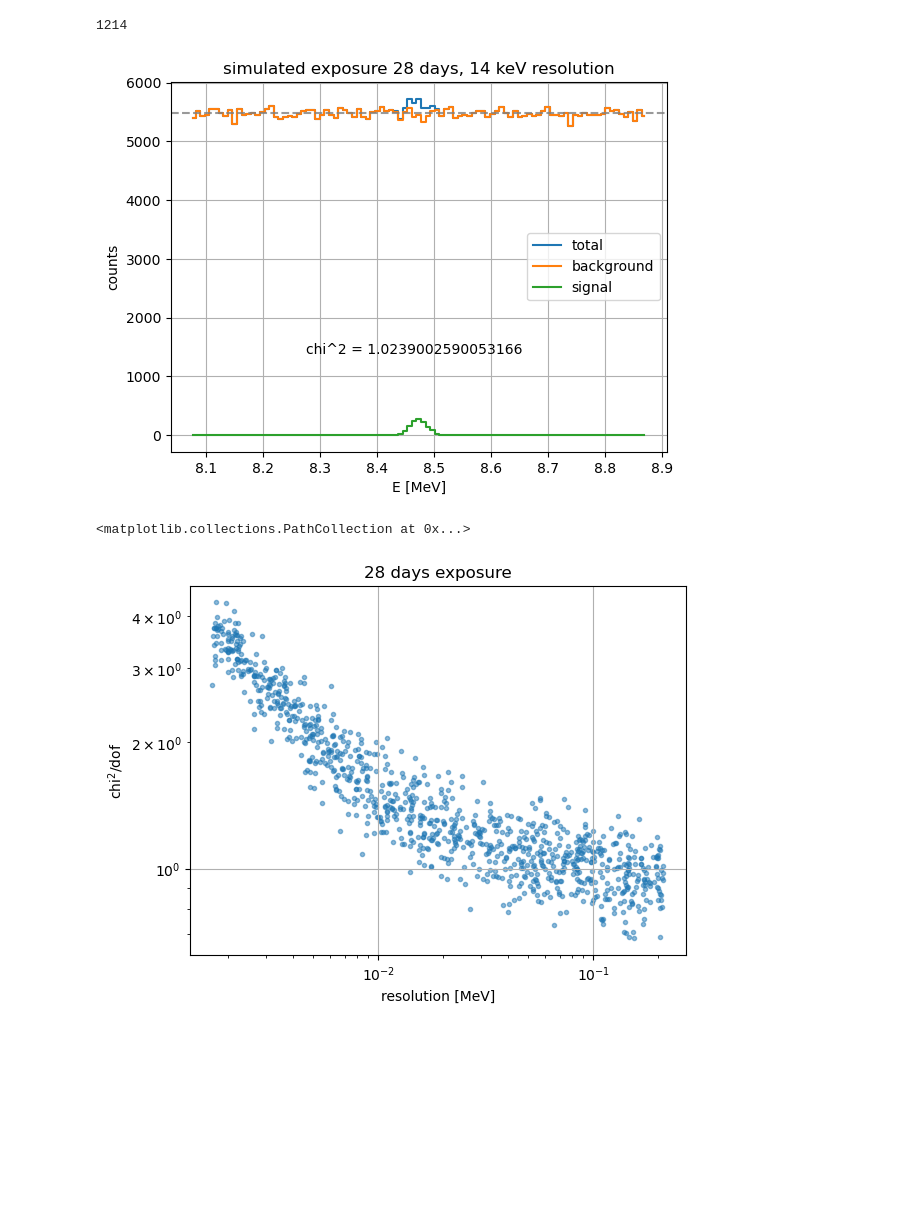
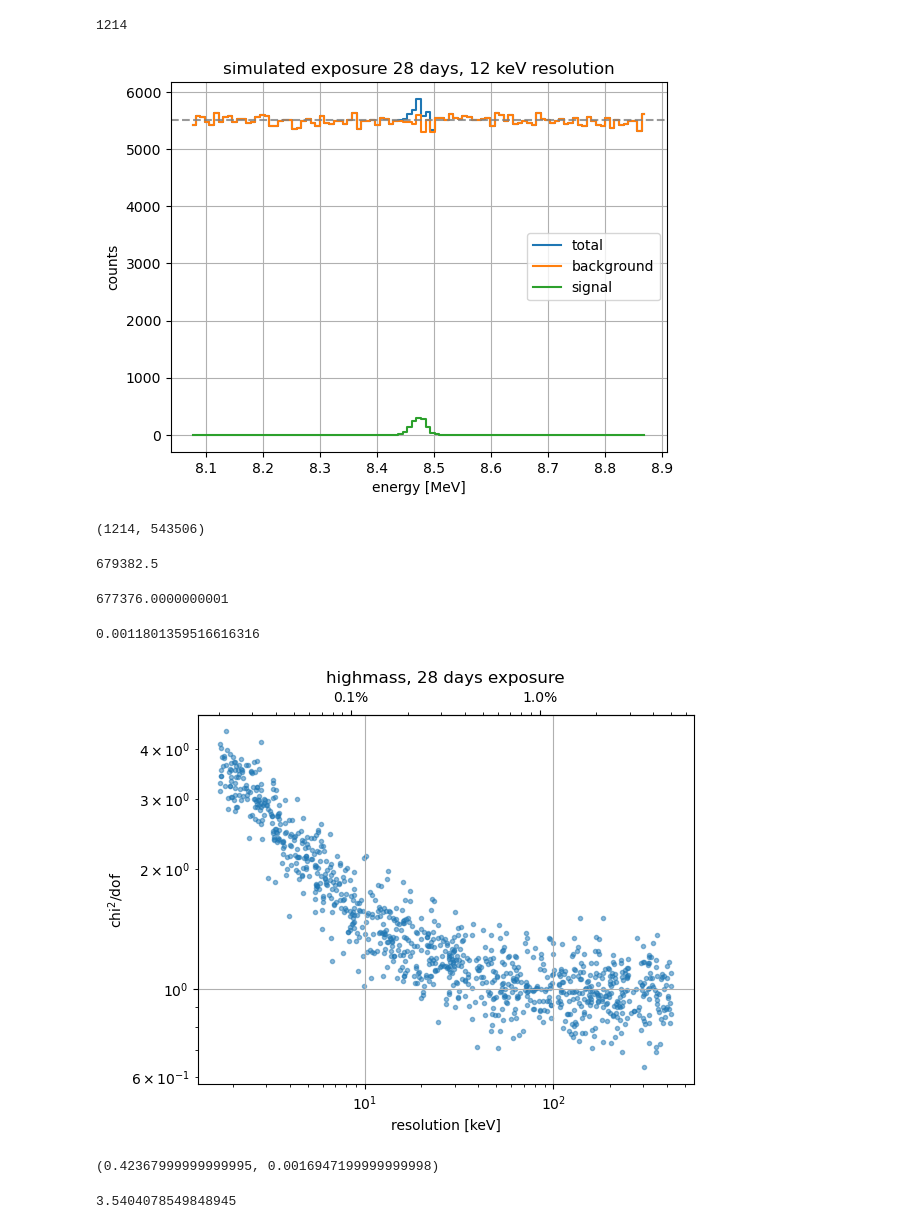
Before and after one commit to tamu-edu/doublecap, a Jupyter notebook: analysis/resolution.ipynb, the cells around one changed output. Saved outputs shown, nothing was run; the diff lists cells and outputs as text; code cells hidden in the pictures; blank space fills up the shorter version.

```diff
--- a/analysis/resolution.ipynb
+++ b/analysis/resolution.ipynb
@@ -13,18 +22,18 @@ fourweeks = 3600*24*28 # 4 weeks in seconds
 # %%
 class Resolution:
 
-    def __init__(self, sigma, B = avg_background_rate/signal_rate, dE = dE, N = 1000_000, Nbins = 100):
+    def __init__(self, sigma, B = hm_bg_rate/signal_rate, E1 = E1, dE = dE, N = Nsignal, Nbins = 100):
         self.sigma = sigma # resolution of delta-fxn peak
         self.B = B # background rate (relative to signal rate)
         self.dE = dE # width of energy ROI
         self.N_signal = N # number of signal events to sample in ROI
         self.N_background = int(N*B)
-        self.E1 = 8.4736 # MeV
+        self.E1 = E1 # MeV
         self.exposure_time = self.N_signal/signal_rate # sec
         self.Nbins = Nbins
 
     def generate_signal(self):
-        self.signal = rng.normal(loc = E1, scale = self.sigma, size = self.N_signal)
+        self.signal = rng.normal(loc = self.E1, scale = self.sigma, size = self.N_signal)
 
     def generate_background(self):
         self.background = self.E1 + self.dE*(rng.uniform(size = self.N_background) - 0.5)
@@ -35,7 +44,7 @@ class Resolution:
         self.generate_background()
 
         # bin edges
-        self.Ebins = np.linspace(E1 - self.dE/2, E1 + self.dE/2, self.Nbins)
+        self.Ebins = np.linspace(self.E1 - self.dE/2, self.E1 + self.dE/2, self.Nbins)
         # bin centers
         self.Es = (self.Ebins[1:] + self.Ebins[:-1])/2
         # bin widths
@@ -51,11 +60,11 @@ class Resolution:
         self.chi2 = (((self.hist - self.expec)**2)/self.expec).sum()/self.Nbins
 
 
-    def histogram(self, **kwargs):
+    def histogram(self, display_chi = True, **kwargs):
         plt.figure()
         plt.grid()
 
-        plt.xlabel('E [MeV]')
+        plt.xlabel('energy [MeV]')
         plt.ylabel('counts')
         plt.title(f'simulated exposure {self.exposure_time/3600/24:.2g} days, {self.sigma*1e3:.2g} keV resolution')
 
@@ -65,40 +74,74 @@ class Resolution:
         plt.step(self.Es, self.signal_hist, where = 'mid', label = 'signal')
         plt.legend()
 
-        plt.text(self.Ebins[self.Nbins//4], self.hist[self.Nbins//4]/4, f'chi^2 = {self.chi2}')
+        if display_chi:
+            plt.text(self.Ebins[self.Nbins//4], self.hist[self.Nbins//4]/4, f'chi^2 = {self.chi2}')
 
         plt.axhline(self.expec, color = 'grey', linestyle = 'dashed', alpha = 0.8)
 
 
 
-tr = Resolution(E1/600, N = int(signal_rate*fourweeks))
+tr = Resolution(E1/700)
 tr.analyze()
 
-tr.histogram()
+tr.histogram(display_chi = False)
 
 print(tr.N_signal)
 # %% [output]
 1214
-[figure, old version]
+[figure, new version]
+# %%
+tr.N_signal, tr.N_background
+# %% [output]
+(1214, 543506)
+# %%
+tr.N_background/dE
+# %% [output]
+679382.5
+# %%
+0.28*fourweeks
+# %% [output]
+677376.0000000001
 # %%
 Ntrials = 1000
 best_resolution = 5000
-worst_resolution = 40
+worst_resolution = 20
 sigmas = E1*np.exp(np.log(1/best_resolution) + (np.log(1/worst_resolution) - np.log(1/best_resolution))*rng.random(size = Ntrials))
 chis = np.zeros(sigmas.shape)
 
+B = hm_bg_rate/signal_rate
+
 for i, sigma in enumerate(tqdm.tqdm(sigmas)):
-    res = Resolution(sigma, N = int(signal_rate*fourweeks))
+    res = Resolution(sigma, N = int(signal_rate*fourweeks), B = B)
     res.analyze()
     chis[i] = res.chi2
+# %%
+1e-2/E1
+# %% [output]
+0.0011801359516616316
 # %%
 plt.figure()
 plt.grid()
 plt.loglog()
-plt.title('28 days exposure')
-plt.xlabel('resolution [MeV]')
+plt.title('highmass, 28 days exposure')
+plt.xlabel('resolution [keV]')
 plt.ylabel('chi$^2$/dof')
-plt.scatter(sigmas, chis, marker = '.', alpha = 0.5)
+plt.scatter(sigmas*1e3, chis, marker = '.', alpha = 0.5)
+ax = plt.gca()
+
+E_to_P = lambda E: 100*E/(1e3*E1)
+P_to_E = lambda P: 1e3*E1*P/100
+
+x2 = ax.secondary_xaxis('top', functions = (E_to_P, P_to_E))
+#x2.set_xlabel('percent resolution (%)')
+x2.get_xaxis().set_major_formatter('{x}%')
 # %% [output]
-<matplotlib.collections.PathCollection at 0x...>
-[figure, old version]
+[figure, new version]
+# %%
+E1/worst_resolution, E1/best_resolution
+# %% [output]
+(0.42367999999999995, 0.0016947199999999998)
+# %%
+100*0.3/E1
+# %% [output]
+3.5404078549848945
```
Also changed, not shown: parts of 11 cells of this notebook.
